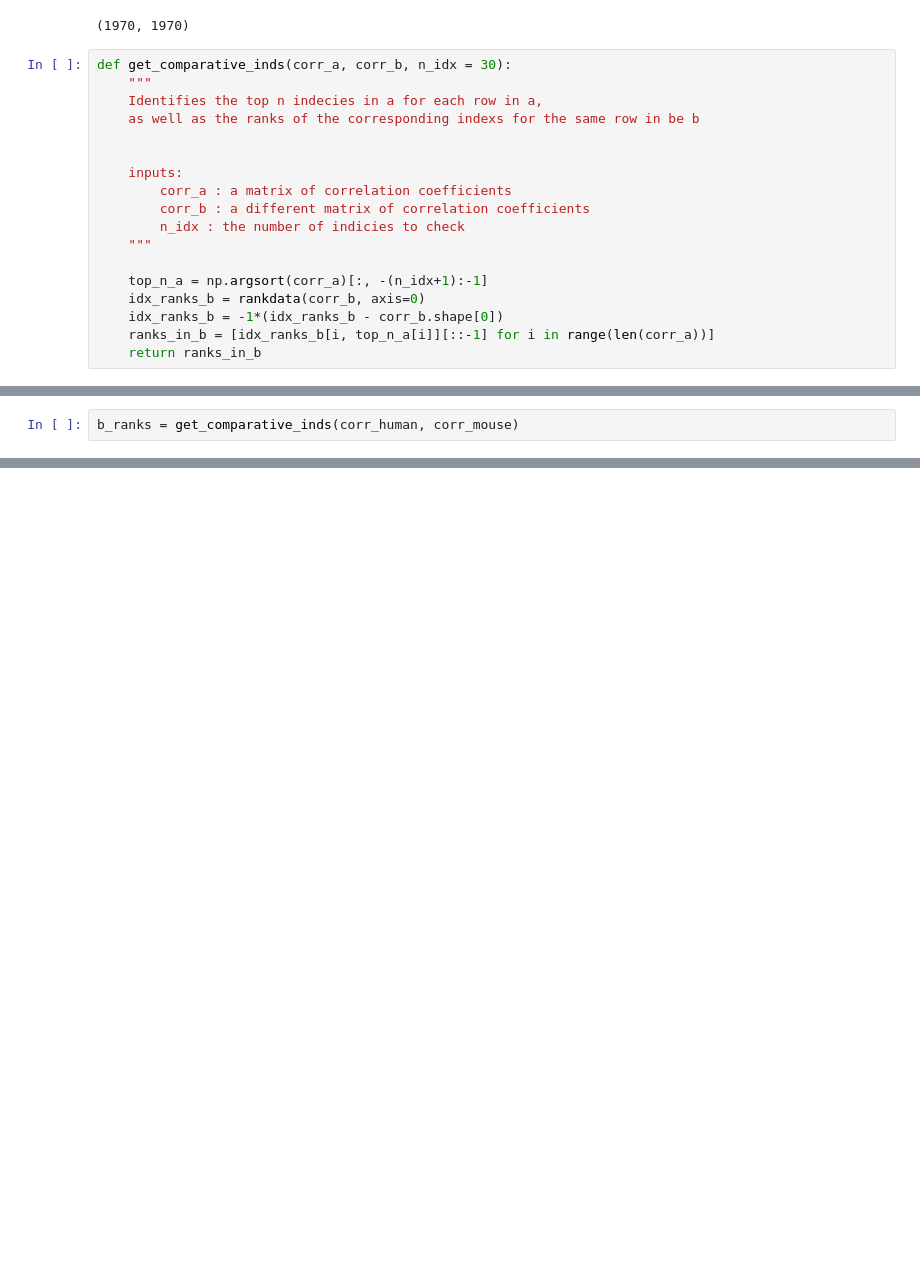
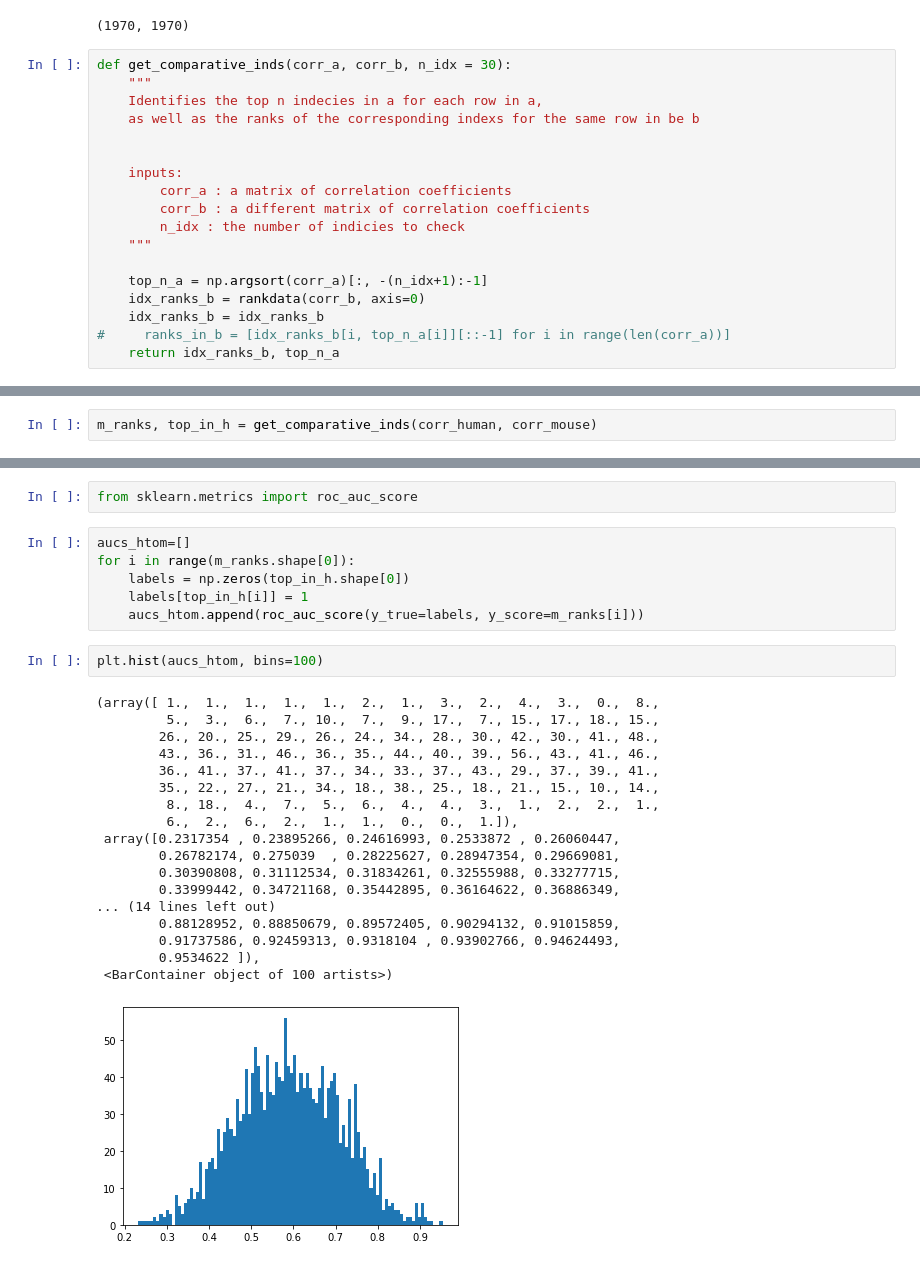
Before and after one commit to aryarm/species-gene-coexp, a Jupyter notebook: workflow/notebooks/gene_coexp.ipynb, the cells around one changed output, grey strips where cells are left out. Cells and saved outputs as stored; diff of their text form; blank space fills up the shorter version.

```diff
--- a/workflow/notebooks/gene_coexp.ipynb
+++ b/workflow/notebooks/gene_coexp.ipynb
@@ -99,6 +99,6 @@ def get_comparative_inds(corr_a, corr_b, n_idx = 30):
 
     top_n_a = np.argsort(corr_a)[:, -(n_idx+1):-1]
     idx_ranks_b = rankdata(corr_b, axis=0)
-    idx_ranks_b = -1*(idx_ranks_b - corr_b.shape[0])
-    ranks_in_b = [idx_ranks_b[i, top_n_a[i]][::-1] for i in range(len(corr_a))]
-    return ranks_in_b
+    idx_ranks_b = idx_ranks_b
+#     ranks_in_b = [idx_ranks_b[i, top_n_a[i]][::-1] for i in range(len(corr_a))]
+    return idx_ranks_b, top_n_a
@@ -105,2 +109,2 @@ def get_comparative_inds(corr_a, corr_b, n_idx = 30):
 # %%
-b_ranks = get_comparative_inds(corr_human, corr_mouse)
+m_ranks, top_in_h = get_comparative_inds(corr_human, corr_mouse)
@@ -179,0 +113,29 @@ array([ 137.,  766.,   87.,  531.,  805.,  722., 1384., 1534., 1399.,
+# %%
+from sklearn.metrics import roc_auc_score
+# %%
+aucs_htom=[]
+for i in range(m_ranks.shape[0]):
+    labels = np.zeros(top_in_h.shape[0])
+    labels[top_in_h[i]] = 1
+    aucs_htom.append(roc_auc_score(y_true=labels, y_score=m_ranks[i]))
+# %%
+plt.hist(aucs_htom, bins=100)
+# %% [output]
+(array([ 1.,  1.,  1.,  1.,  1.,  2.,  1.,  3.,  2.,  4.,  3.,  0.,  8.,
+         5.,  3.,  6.,  7., 10.,  7.,  9., 17.,  7., 15., 17., 18., 15.,
+        26., 20., 25., 29., 26., 24., 34., 28., 30., 42., 30., 41., 48.,
+        43., 36., 31., 46., 36., 35., 44., 40., 39., 56., 43., 41., 46.,
+        36., 41., 37., 41., 37., 34., 33., 37., 43., 29., 37., 39., 41.,
+        35., 22., 27., 21., 34., 18., 38., 25., 18., 21., 15., 10., 14.,
+         8., 18.,  4.,  7.,  5.,  6.,  4.,  4.,  3.,  1.,  2.,  2.,  1.,
+         6.,  2.,  6.,  2.,  1.,  1.,  0.,  0.,  1.]),
+ array([0.2317354 , 0.23895266, 0.24616993, 0.2533872 , 0.26060447,
+        0.26782174, 0.275039  , 0.28225627, 0.28947354, 0.29669081,
+        0.30390808, 0.31112534, 0.31834261, 0.32555988, 0.33277715,
+        0.33999442, 0.34721168, 0.35442895, 0.36164622, 0.36886349,
+... (14 lines left out)
+        0.88128952, 0.88850679, 0.89572405, 0.90294132, 0.91015859,
+        0.91737586, 0.92459313, 0.9318104 , 0.93902766, 0.94624493,
+        0.9534622 ]),
+ <BarContainer object of 100 artists>)
+[figure, added]
```
Also changed, not shown: parts of 17 cells of this notebook.
